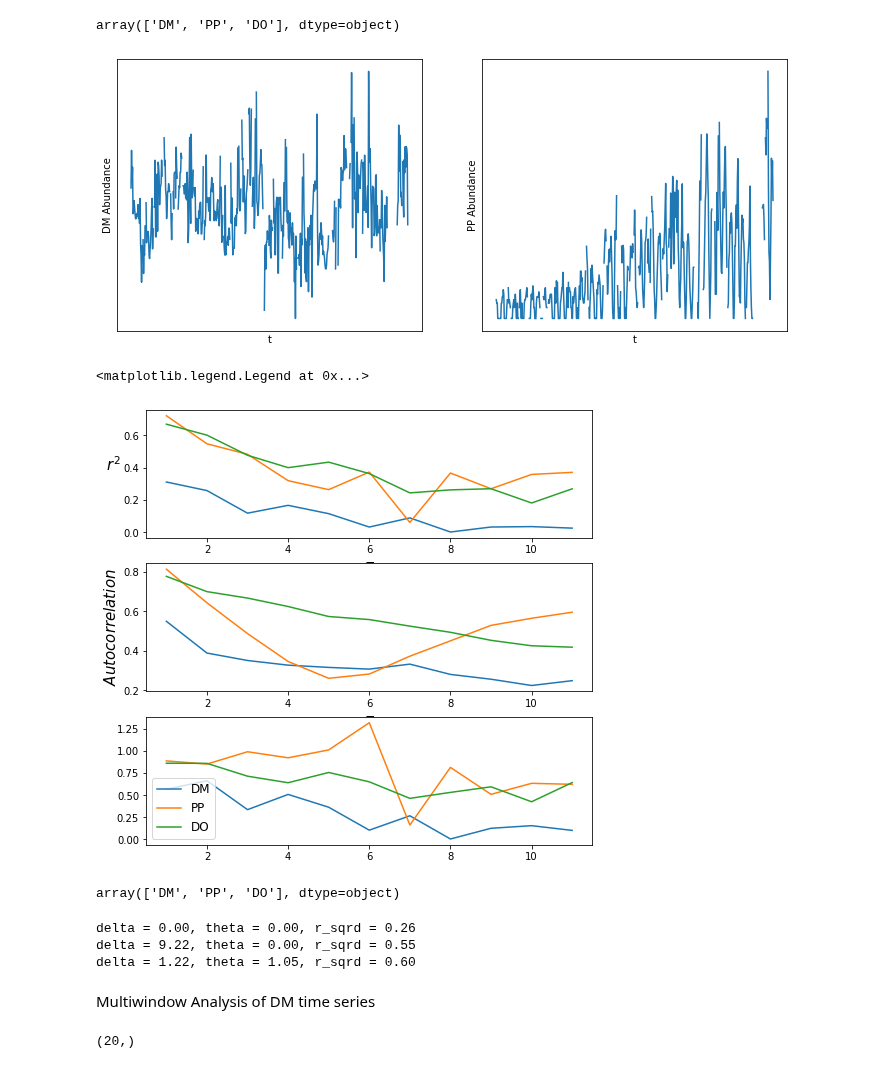
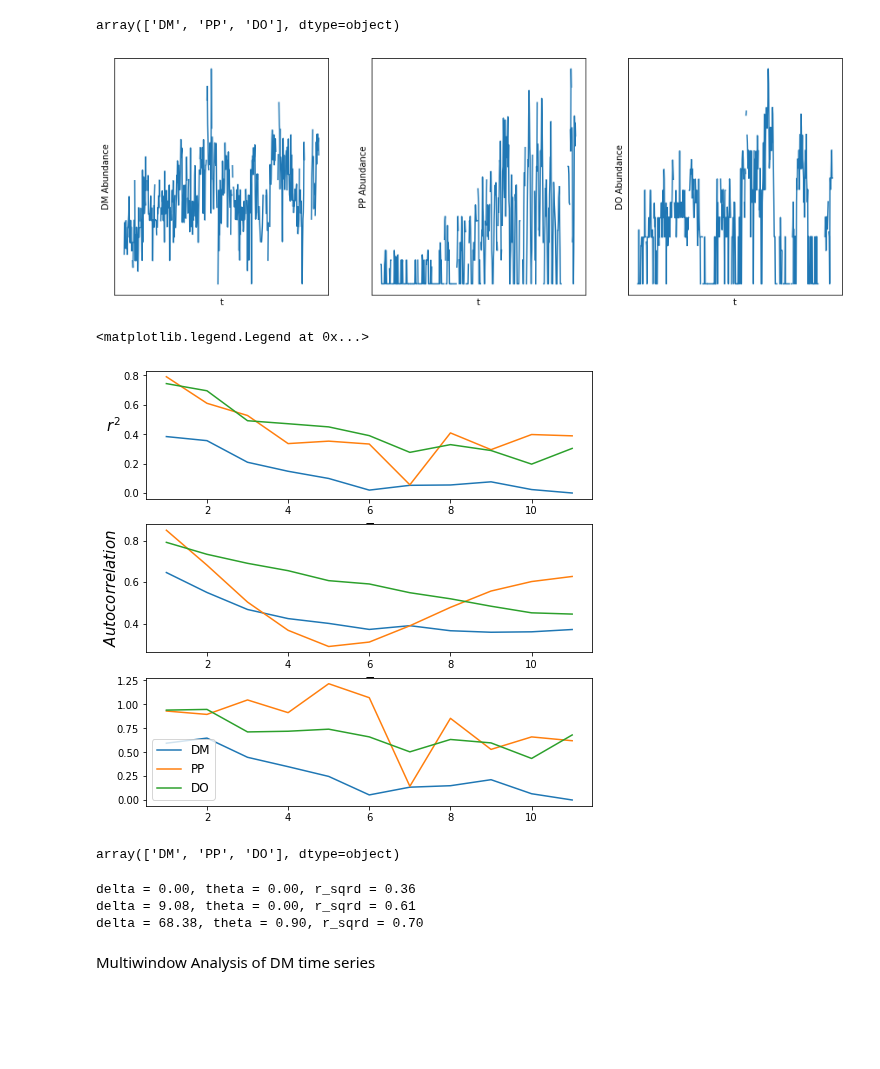
Before and after one commit to kenflat2/NS-Map, a Jupyter notebook: jupyter_notebooks/Portal Rodent Analysis.ipynb, the cells around one changed output. Saved outputs shown, nothing was run; the diff lists cells and outputs as text; code cells hidden in the pictures; blank space fills up the shorter version.

```diff
--- a/jupyter_notebooks/Portal Rodent Analysis.ipynb
+++ b/jupyter_notebooks/Portal Rodent Analysis.ipynb
@@ -125,18 +94,20 @@ def get_species_plot_series(species, plot_num):
     starting_date = date(table.head(1)["year"], table.head(1)["month"], table.head(1)["day"])
 
     # table_species = table.query(f"species == \"{species}\"")[["month", "day", "year"]].to_numpy(dtype=np.int64)
-    table_species = table.query(f"plot == \"{plot_num}\" and species == \"{species}\"")[["month","year"]].to_numpy(dtype=np.int64)
+    table_species = table.query(f"plot == \"{plot_num}\" and species == \"{species}\"")[["day", "month", "year"]].to_numpy(dtype=np.int64)
     # table_species = table.query(f"species == \"{species}\"")[["month", "year"]].to_numpy(dtype=np.int64)
 
-    trapping_days = df_trapping_dates.query("sampled == 1")[["month", "year"]].to_numpy()
+    trapping_days = df_trapping_dates.query("sampled == 1")[["day", "month", "year"]].to_numpy()
 
     ts = np.zeros(total_months_elapsed) * np.NAN
     ts_i = 0
     while not (month_counter > 7 and year_counter > 2023):
-        sampling_did_occur = np.any(np.logical_and(trapping_days[:,0] == month_counter, trapping_days[:,1] == year_counter))
-        if sampling_did_occur:
-            is_sample_valid = np.logical_and(table_species[:,0] == month_counter, table_species[:,1] == year_counter)
-            ts[ts_i] = np.sum(table_species[is_sample_valid])
+        sampling_day_indices = np.logical_and(trapping_days[:,1] == month_counter, trapping_days[:,2] == year_counter)
+        number_of_samples_this_month = len(np.unique(trapping_days[sampling_day_indices], axis=0))
+
+        if number_of_samples_this_month > 0:
+            is_sample_valid = np.logical_and(table_species[:,1] == month_counter, table_species[:,2] == year_counter)
+            ts[ts_i] = np.sum(table_species[is_sample_valid]) / number_of_samples_this_month
 
         ts_i += 1
         month_counter += 1
@@ -176,20 +152,20 @@ three_most_abundant
 # %% [output]
 array(['DM', 'PP', 'DO'], dtype=object)
 # %%
-fig_ts, ax_ts = plt.subplots(1,2, figsize=(12,5))
+fig_ts, ax_ts = plt.subplots(1,3, figsize=(15,5))
 
-for i, species in enumerate(three_most_abundant[:2]):
-    ts_raw, t = get_species_series(species)
+for i, species in enumerate(three_most_abundant):
+    ts_raw, t = get_species_control_series(species)
     ts = ns.standardize(np.sqrt(ts_raw))
 
     ax_ts[i].plot(t, ts, label=species)
     ax_ts[i].set_ylabel(species+ " Abundance")
 
     ax_ts[i].set_yticks([])
     ax_ts[i].set_xticks([])
     ax_ts[i].set_xlabel("t")
 # %% [output]
-[figure, old version]
+[figure, new version]
 # %%
 E_max = 10
 taus = np.arange(1,12)
@@ -240,7 +216,7 @@ ax[1].set_ylabel(r"$Auto correlation$", fontsize = 15, rotation = 90)
 plt.legend(fontsize = 12)
 # %% [output]
 <matplotlib.legend.Legend at 0x...>
-[figure, old version]
+[figure, new version]
 # %%
 """
 Tau determination: from the above plot, tau=2 is a great choice because it takes
@@ -268,9 +244,9 @@ for i, species in enumerate(three_most_abundant):
                                             return_forecast_skill=True)
     print(f"delta = {delta:.2f}, theta = {theta:.2f}, r_sqrd = {r_sqrd:.2f}")
 # %% [output]
-delta = 0.00, theta = 0.00, r_sqrd = 0.26
-delta = 9.22, theta = 0.00, r_sqrd = 0.55
-delta = 1.22, theta = 1.05, r_sqrd = 0.60
+delta = 0.00, theta = 0.00, r_sqrd = 0.36
+delta = 9.08, theta = 0.00, r_sqrd = 0.61
+delta = 68.38, theta = 0.90, r_sqrd = 0.70
 # %% [markdown]
 Multiwindow Analysis of DM time series
 # %%
@@ -306,7 +280,3 @@ for i, species in enumerate(three_most_abundant):
-# %%
-lengths.shape
-# %% [output]
-(20,)
 # %%
 # Convert the delta values for each subseries into a square matrix
 # which is plotted using matplotlib's imshow.
```
Also changed, not shown: parts of 5 cells of this notebook, 12 other files.
